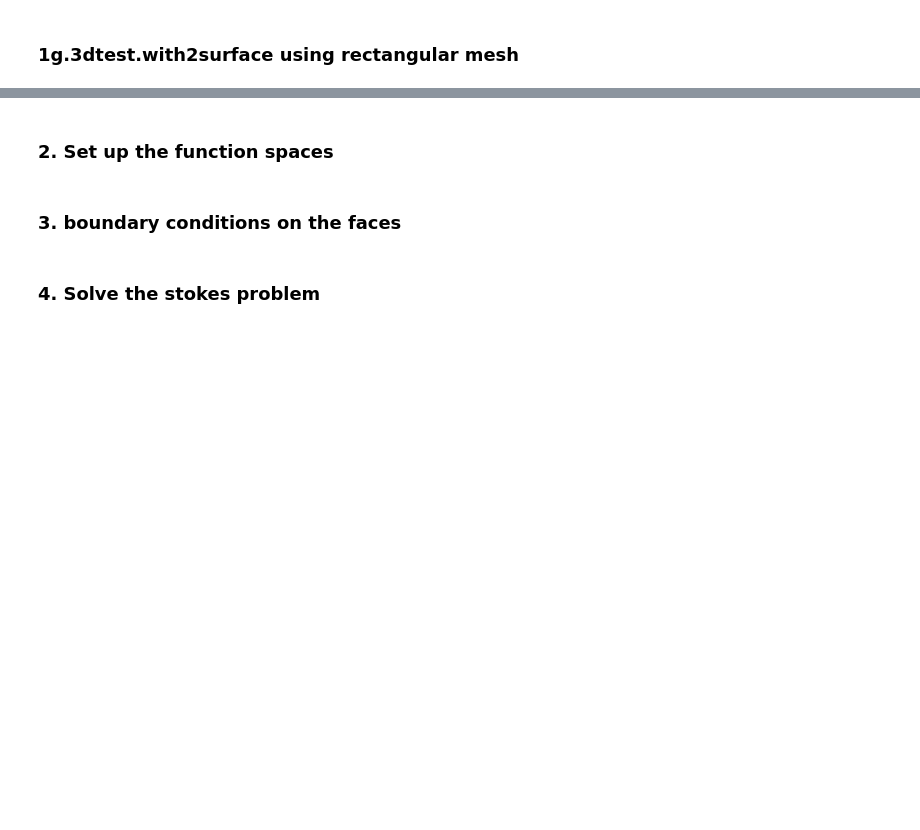
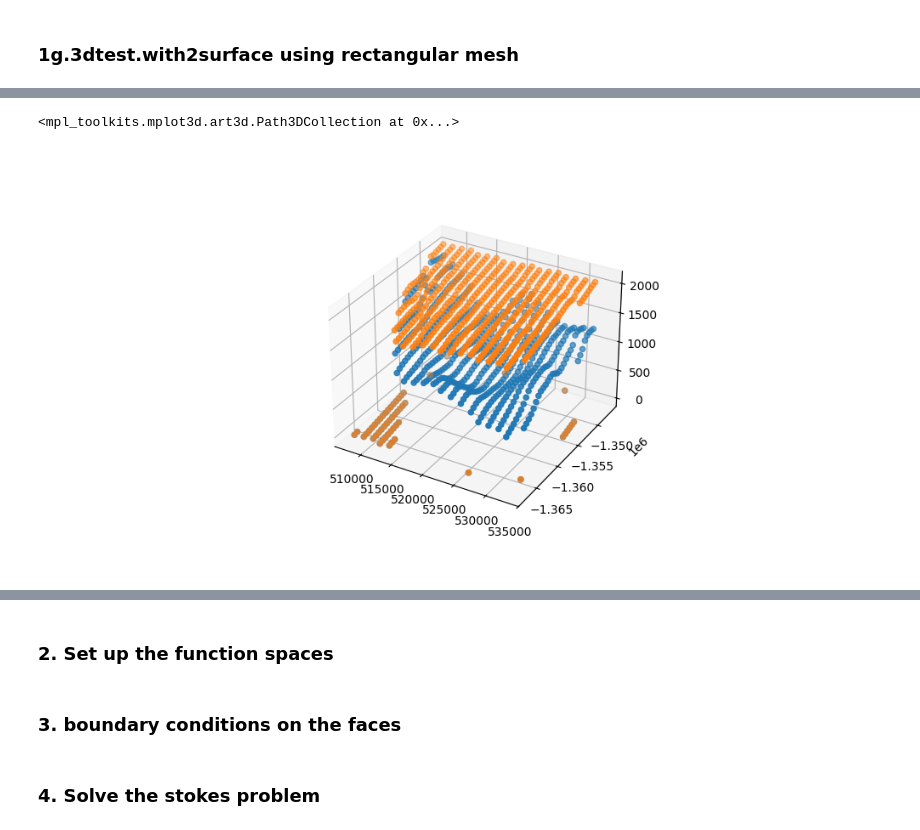
Before and after one commit to johnmorganmanos/AH_temp_paper, a Jupyter notebook: Processing_notebooks/3d_testing.ipynb, the cells around one changed output, grey strips where cells are left out. Saved outputs shown, nothing was run; the diff lists cells and outputs as text; code cells hidden in the pictures; blank space fills up the shorter version.

```diff
--- a/Processing_notebooks/3d_testing.ipynb
+++ b/Processing_notebooks/3d_testing.ipynb
@@ -494,0 +525,15 @@ ax.scatter(mesh.coordinates.dat.data_ro[:,0], mesh.coordinates.dat.data_ro[:,1],
+# %%
+### downsample the DEMs
+bed_DEM_downsampled = bed_elevs[::100]
+surf_DEM_downsampled = surf_elevs[::100]
+
+lons_downsampled = lons[::100]
+lats_downsampled = lats[::100]
+
+ax = plt.figure(figsize=[10,5]).add_subplot(projection='3d')
+
+ax.scatter(lons_downsampled, lats_downsampled, bed_DEM_downsampled)
+ax.scatter(lons_downsampled, lats_downsampled, surf_DEM_downsampled)
+# %% [output]
+<mpl_toolkits.mplot3d.art3d.Path3DCollection at 0x...>
+[figure, added]
```
Also changed, not shown: parts of 12 cells of this notebook.
